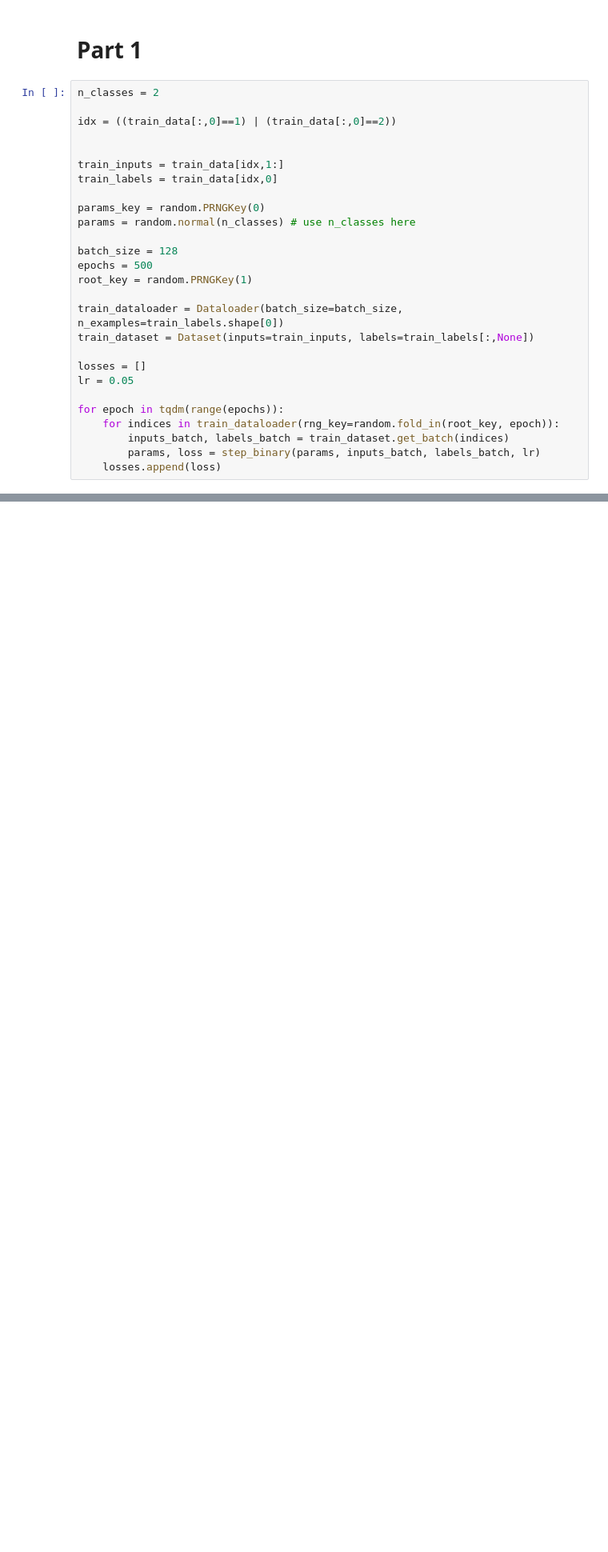
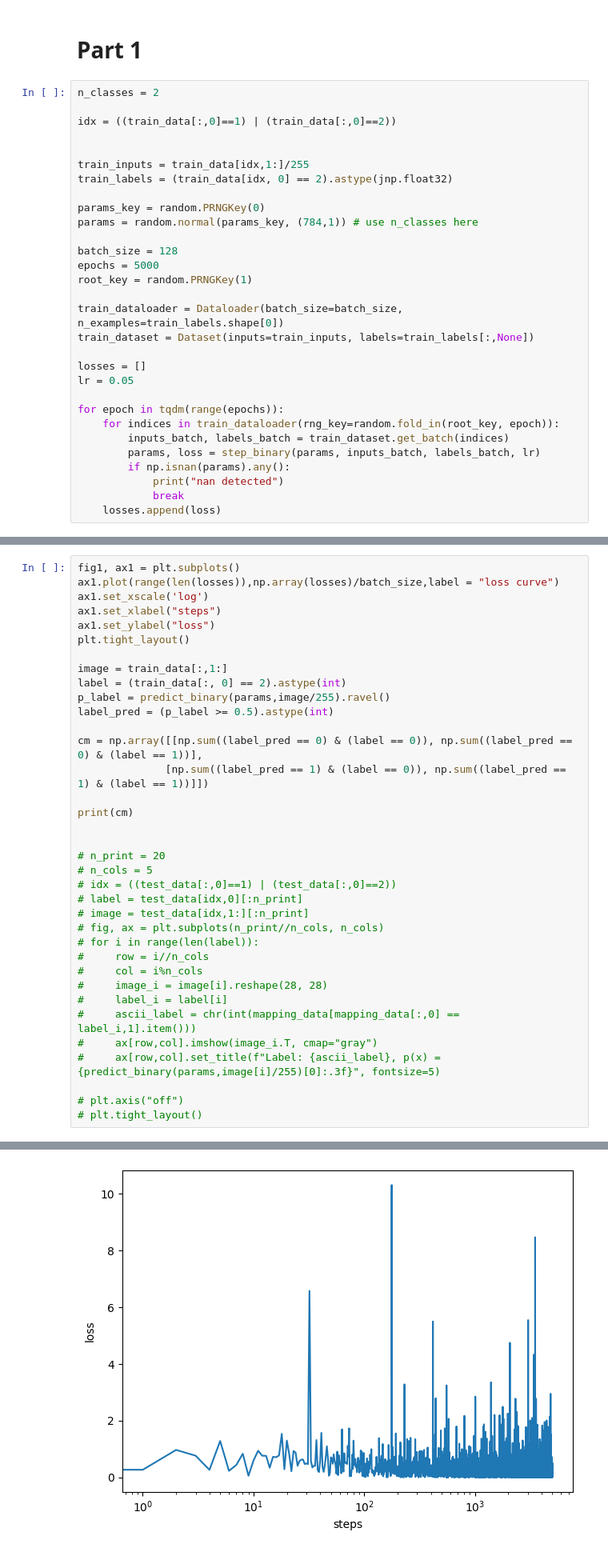
Before and after one commit to cnagata2002/ENM5310, a Jupyter notebook: HW/HW1/coding_assignment1_helper.ipynb, the cells around one changed output, grey strips where cells are left out. Shown at 80% size. Cells and saved outputs as stored; diff of their text form; blank space fills up the shorter version.

```diff
--- a/HW/HW1/coding_assignment1_helper.ipynb
+++ b/HW/HW1/coding_assignment1_helper.ipynb
@@ -301,14 +306,14 @@ n_classes = 2
 idx = ((train_data[:,0]==1) | (train_data[:,0]==2))
 
 
-train_inputs = train_data[idx,1:]
-train_labels = train_data[idx,0]
+train_inputs = train_data[idx,1:]/255
+train_labels = (train_data[idx, 0] == 2).astype(jnp.float32)
 
 params_key = random.PRNGKey(0)
-params = random.normal(n_classes) # use n_classes here
+params = random.normal(params_key, (784,1)) # use n_classes here
 
 batch_size = 128
-epochs = 500
+epochs = 5000
 root_key = random.PRNGKey(1)
 
 train_dataloader = Dataloader(batch_size=batch_size, n_examples=train_labels.shape[0])
@@ -321,4 +326,7 @@ for epoch in tqdm(range(epochs)):
     for indices in train_dataloader(rng_key=random.fold_in(root_key, epoch)):
         inputs_batch, labels_batch = train_dataset.get_batch(indices)
         params, loss = step_binary(params, inputs_batch, labels_batch, lr)
+        if np.isnan(params).any():
+            print("nan detected")
+            break
     losses.append(loss)
@@ -326,0 +333,37 @@ TypeError: JAX encountered invalid PRNG key data: expected key_data to have ndim
+# %%
+fig1, ax1 = plt.subplots()
+ax1.plot(range(len(losses)),np.array(losses)/batch_size,label = "loss curve")
+ax1.set_xscale('log')
+ax1.set_xlabel("steps")
+ax1.set_ylabel("loss")
+plt.tight_layout()
+
+image = train_data[:,1:]
+label = (train_data[:, 0] == 2).astype(int)
+p_label = predict_binary(params,image/255).ravel()
+label_pred = (p_label >= 0.5).astype(int)
+
+cm = np.array([[np.sum((label_pred == 0) & (label == 0)), np.sum((label_pred == 0) & (label == 1))],
+              [np.sum((label_pred == 1) & (label == 0)), np.sum((label_pred == 1) & (label == 1))]])
+
+print(cm)
+
+
+# n_print = 20
+# n_cols = 5
+# idx = ((test_data[:,0]==1) | (test_data[:,0]==2))
+# label = test_data[idx,0][:n_print]
+# image = test_data[idx,1:][:n_print]
+# fig, ax = plt.subplots(n_print//n_cols, n_cols)
+# for i in range(len(label)):
+#     row = i//n_cols
+#     col = i%n_cols
+#     image_i = image[i].reshape(28, 28)
+#     label_i = label[i]
+#     ascii_label = chr(int(mapping_data[mapping_data[:,0] == label_i,1].item()))
+#     ax[row,col].imshow(image_i.T, cmap="gray")
+#     ax[row,col].set_title(f"Label: {ascii_label}, p(x) = {predict_binary(params,image[i]/255)[0]:.3f}", fontsize=5)
+
+# plt.axis("off")
+# plt.tight_layout()
+# %% [output]
@@ -327,3 +372,4 @@ TypeError: JAX encountered invalid PRNG key data: expected key_data to have ndim
+[figure, added]
 # %% [markdown]
 # Part 2
 # %%
```
Also changed, not shown: parts of 4 cells of this notebook.
